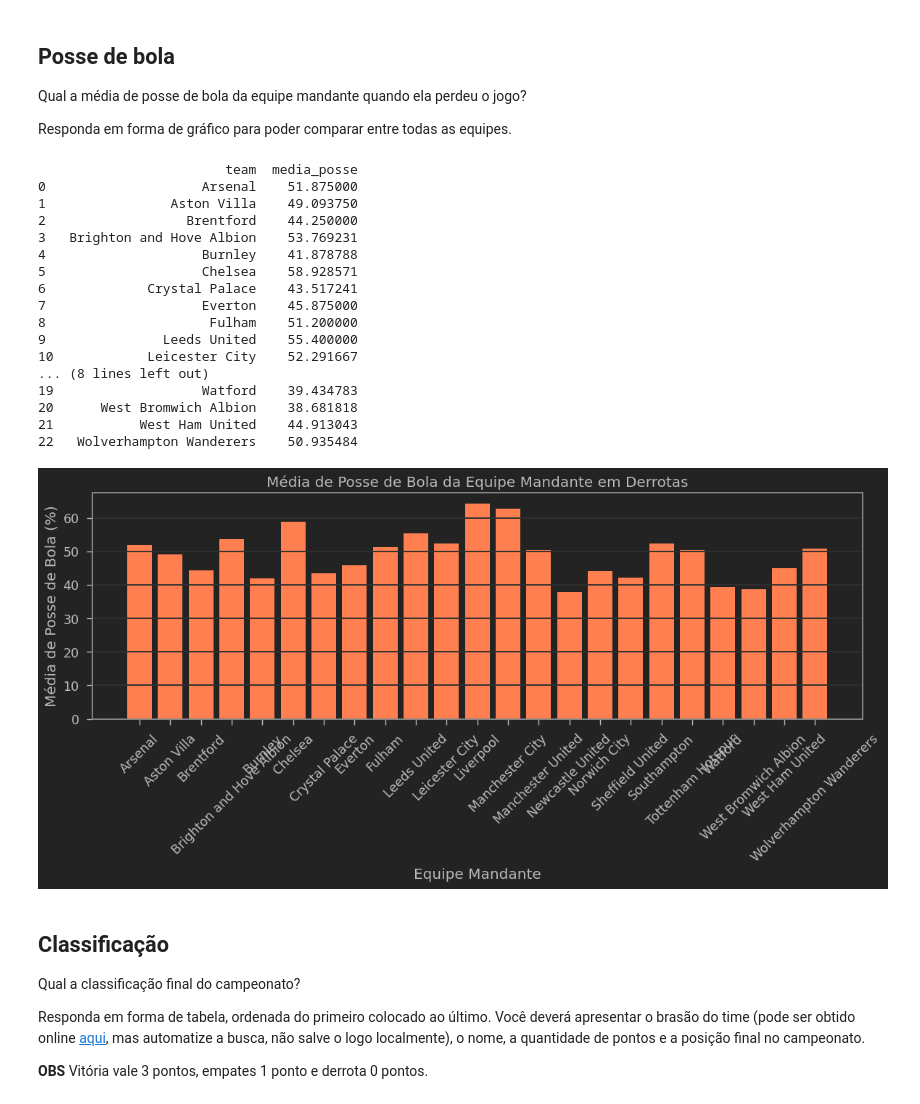
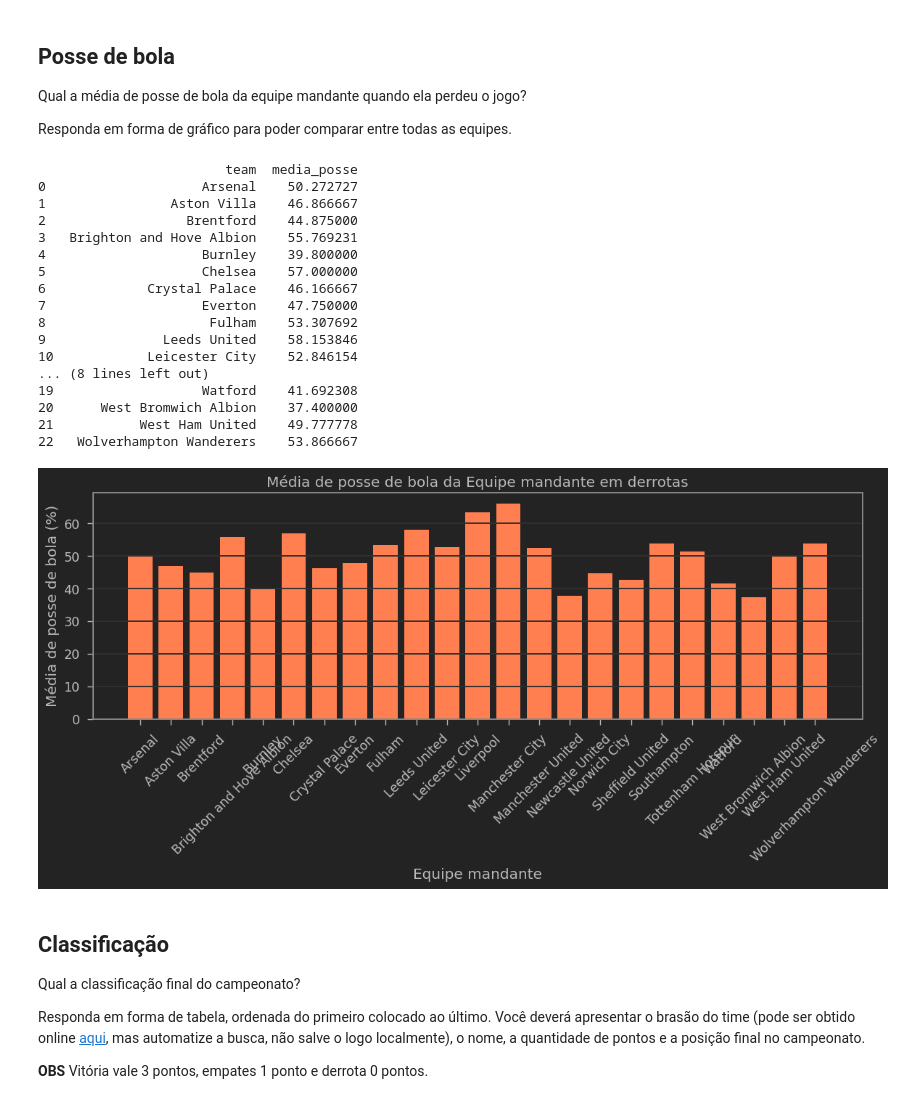
Before and after one commit to Vinicius-da-Cruz-Muller/Random-Notebooks, a Jupyter notebook: Ciência de dados/Prova_Data_Science_N1.ipynb, the cells around one changed output. Drawn from its saved outputs; the diff is of its cells as text; code cells hidden in the pictures.

```diff
--- a/Ciência de dados/Prova_Data_Science_N1.ipynb
+++ b/Ciência de dados/Prova_Data_Science_N1.ipynb
@@ -279,43 +279,44 @@ Qual a média de posse de bola da equipe mandante quando ela perdeu o jogo?
 
 Responda em forma de gráfico para poder comparar entre todas as equipes.
 # %%
-jogos_perdidos = dataset_n1[dataset_n1['result'] == 'L']  # Verifique se 'L' é o código correto para derrota
+jogos_perdidos = dataset_n1[(dataset_n1['result'] == 'L') & (dataset_n1['venue'] == 'Home')]
 
 # Calculando a média de posse de bola por equipe mandante
 media_posse_perdidos = jogos_perdidos.groupby('team')['poss'].mean().reset_index()
 media_posse_perdidos.columns = ['team', 'media_posse']
 
+# Exibindo o DataFrame com a média de posse de bola
 print(media_posse_perdidos)
 # %% [output]
                         team  media_posse
-0                    Arsenal    51.875000
-1                Aston Villa    49.093750
-2                  Brentford    44.250000
-3   Brighton and Hove Albion    53.769231
-4                    Burnley    41.878788
-5                    Chelsea    58.928571
-6             Crystal Palace    43.517241
-7                    Everton    45.875000
-8                     Fulham    51.200000
-9               Leeds United    55.400000
-10            Leicester City    52.291667
+0                    Arsenal    50.272727
+1                Aston Villa    46.866667
+2                  Brentford    44.875000
+3   Brighton and Hove Albion    55.769231
+4                    Burnley    39.800000
+5                    Chelsea    57.000000
+6             Crystal Palace    46.166667
+7                    Everton    47.750000
+8                     Fulham    53.307692
+9               Leeds United    58.153846
+10            Leicester City    52.846154
 ... (8 lines left out)
-19                   Watford    39.434783
-20      West Bromwich Albion    38.681818
-21           West Ham United    44.913043
-22   Wolverhampton Wanderers    50.935484
+19                   Watford    41.692308
+20      West Bromwich Albion    37.400000
+21           West Ham United    49.777778
+22   Wolverhampton Wanderers    53.866667
 # %%
 plt.figure(figsize=(12, 6))
 plt.bar(media_posse_perdidos['team'], media_posse_perdidos['media_posse'], color='coral')
-plt.title('Média de Posse de Bola da Equipe Mandante em Derrotas')
-plt.xlabel('Equipe Mandante')
-plt.ylabel('Média de Posse de Bola (%)')
+plt.title('Média de posse de bola da Equipe mandante em derrotas')
+plt.xlabel('Equipe mandante')
+plt.ylabel('Média de posse de bola (%)')
 plt.xticks(rotation=45)
 plt.grid(axis='y')
 plt.tight_layout()
 plt.show()
 # %% [output]
-[figure, old version]
+[figure, new version]
 # %% [markdown]
 ## Classificação
 
```
Also changed, not shown: parts of 1 cell of this notebook.
